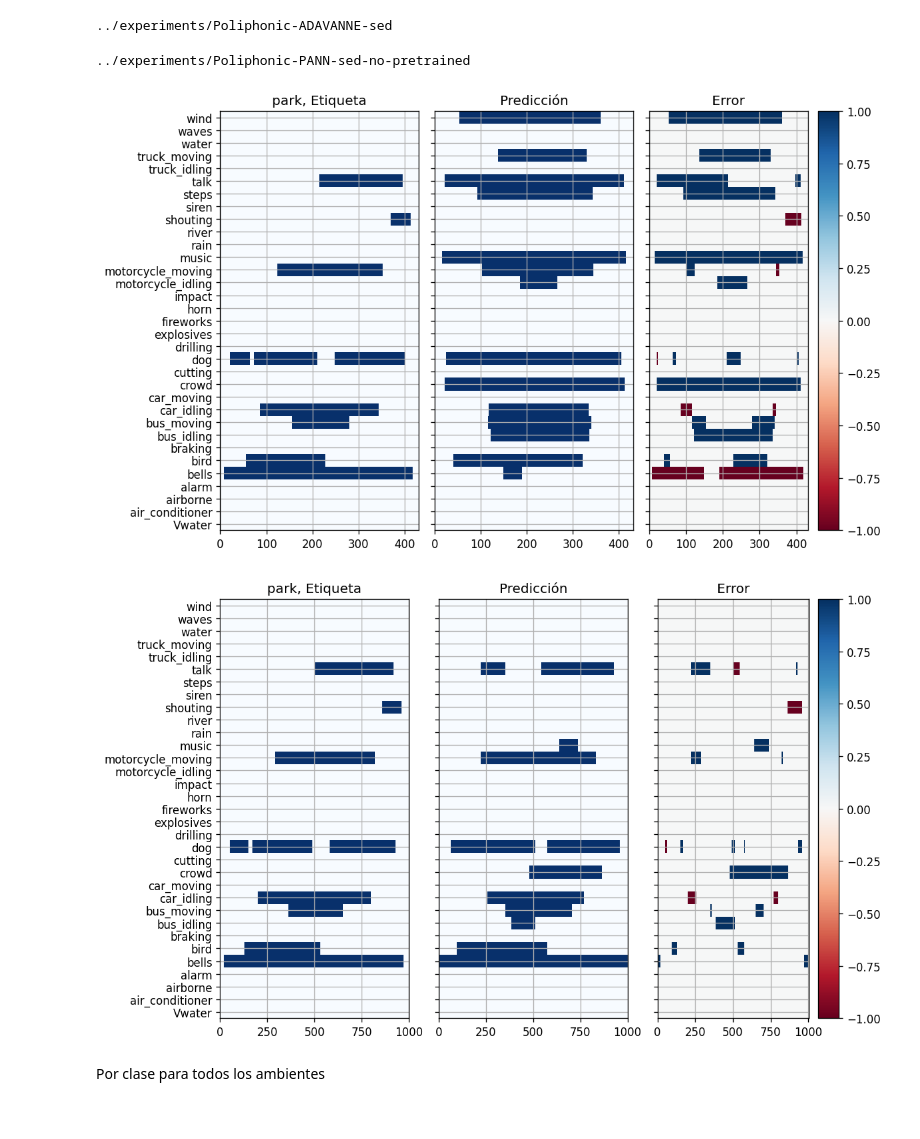
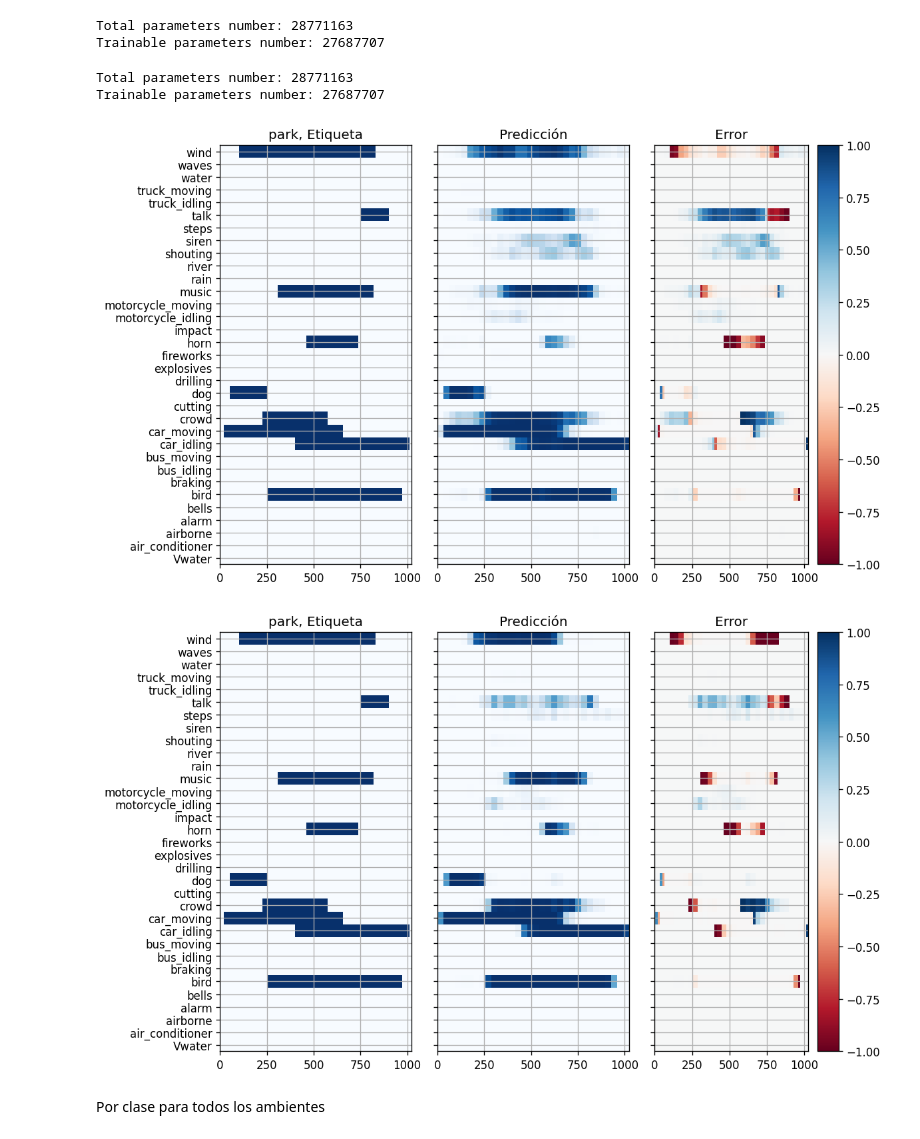
Before and after one commit to FUSA-ROADS/fusa-net-experiments, a Jupyter notebook: notebooks/metrics_adavanne_vs_kong.ipynb, the cells around one changed output. Cells and saved outputs as stored; diff of their text form; code cells hidden in the pictures.

```diff
--- a/notebooks/metrics_adavanne_vs_kong.ipynb
+++ b/notebooks/metrics_adavanne_vs_kong.ipynb
@@ -18,10 +18,20 @@ from fusanet_utils.transforms import Collate_and_transform
 scenarios = {0:'square', 1:'park', 2:'waterfront', 3:'market', 4:'street'}
 is_scenario = lambda filename: [key for key, scene in scenarios.items() if scene in filename][0]
 
-preds_soft, labels, distances, places = [], [], [], []
-for experiment_path in [Path('../experiments/Poliphonic-ADAVANNE-sed/'),
-                        Path('../experiments/Poliphonic-PANN-sed-no-pretrained/')]:
-    print(experiment_path)
+models_metadata = {0: {'name': 'Adavanne et al. 2017',
+                       'path': Path('../experiments/Poliphonic-ADAVANNE-sed/')},
+                   1: {'name': 'Kong et al. 2019',
+                       'path': Path('../experiments/Poliphonic-PANN-sed-no-pretrained/')},
+                   2: {'name': 'Chen et al. 2021 (loss)',
+                       'path': Path('../experiments/Poliphonic-HTS-valid-loss/')},
+                   3: {'name': 'Chen et al. 2021',
+                       'path': Path('../experiments/Poliphonic-HTS/')}
+                  }
+
+
+preds_soft, labels, distances, places = {}, {}, {}, {}
+for model_idx in [2, 3]:
+    experiment_path = models_metadata[model_idx]['path']
     #categories = json.load(open(str(experiment_path / 'index_to_name.json')))
     model = torch.load(str(experiment_path / 'model.pt'))
     pytorch_total_params = sum(p.numel() for p in model.parameters())
@@ -39,37 +49,43 @@ for experiment_path in [Path('../experiments/Poliphonic-ADAVANNE-sed/'),
         for sample in tqdm(fusa_loader):
             preds_model.append(model(sample).numpy())
             labels_model.append(sample['label'].numpy())
-    preds_soft.append(np.concatenate(preds_model))
-    labels.append(np.concatenate(labels_model))
-    distances.append(np.concatenate([sample[1]['distance'].values for sample in dataset]))
-    places.append(np.array([is_scenario(sample[0].stem) for sample in dataset]))
+    preds_soft[model_idx] = np.concatenate(preds_model)
+    labels[model_idx] = np.concatenate(labels_model)
+    distances[model_idx] = np.concatenate([sample[1]['distance'].values for sample in dataset])
+    places[model_idx] = np.array([is_scenario(sample[0].stem) for sample in dataset])
 # %% [output]
-../experiments/Poliphonic-ADAVANNE-sed
+Total parameters number: 28771163
+Trainable parameters number: 27687707
-../experiments/Poliphonic-PANN-sed-no-pretrained
+Total parameters number: 28771163
+Trainable parameters number: 27687707
 # %%
-def plot_file_prediction(model: int, idx: int, th: float=None):
+def plot_file_prediction(model_idx: int, sample_idx: int, th: float=None):
     if th is not None:
-        pred = (preds_soft[model][idx] > th).T#[3:, :]
+        pred = (preds_soft[model_idx][sample_idx] > th).T
+    else:
+        pred = preds_soft[model_idx][sample_idx].T
+    label = labels[model_idx][sample_idx].T
 
-    label = labels[model][idx].T
     fig, ax = plt.subplots(1, 3, figsize=(10, 6), facecolor='w', dpi=120,
                            tight_layout=True, sharex=True, sharey=True)
     ax[0].pcolormesh(label, cmap=plt.cm.Blues, vmin=0, vmax=1)
-    ax[0].set_title(f"{scenarios[places[model][idx]]}, Etiqueta")
+    ax[0].set_title(f"{scenarios[places[model_idx][sample_idx]]}, Etiqueta")
     ax[1].pcolormesh(pred, cmap=plt.cm.Blues, vmin=0, vmax=1)
     ax[1].set_title('Predicción')
     cmap = ax[2].pcolormesh((pred - label), cmap=plt.cm.RdBu, vmin=-1, vmax=1)
     fig.colorbar(cmap)
     ax[2].set_title('Error')
     ax[0].set_yticks(np.arange(0, len(dataset.categories), step=1) + 0.5)
     ax[0].set_yticklabels((dataset.categories));
     ax[0].grid()
     ax[1].grid()
     ax[2].grid()
 
-plot_file_prediction(0, 90, 0.3)
-plot_file_prediction(1, 90, 0.3)
+#plot_file_prediction(0, 90, 0.3)
+#plot_file_prediction(1, 90, 0.3)
+plot_file_prediction(2, 90)
+plot_file_prediction(3, 90)
 # %% [output]
-[figure, old version]
+[figure, new version]
-[figure, old version]
+[figure, new version]
 # %%
```
Also changed, not shown: parts of 5 cells of this notebook, 1 other file.
